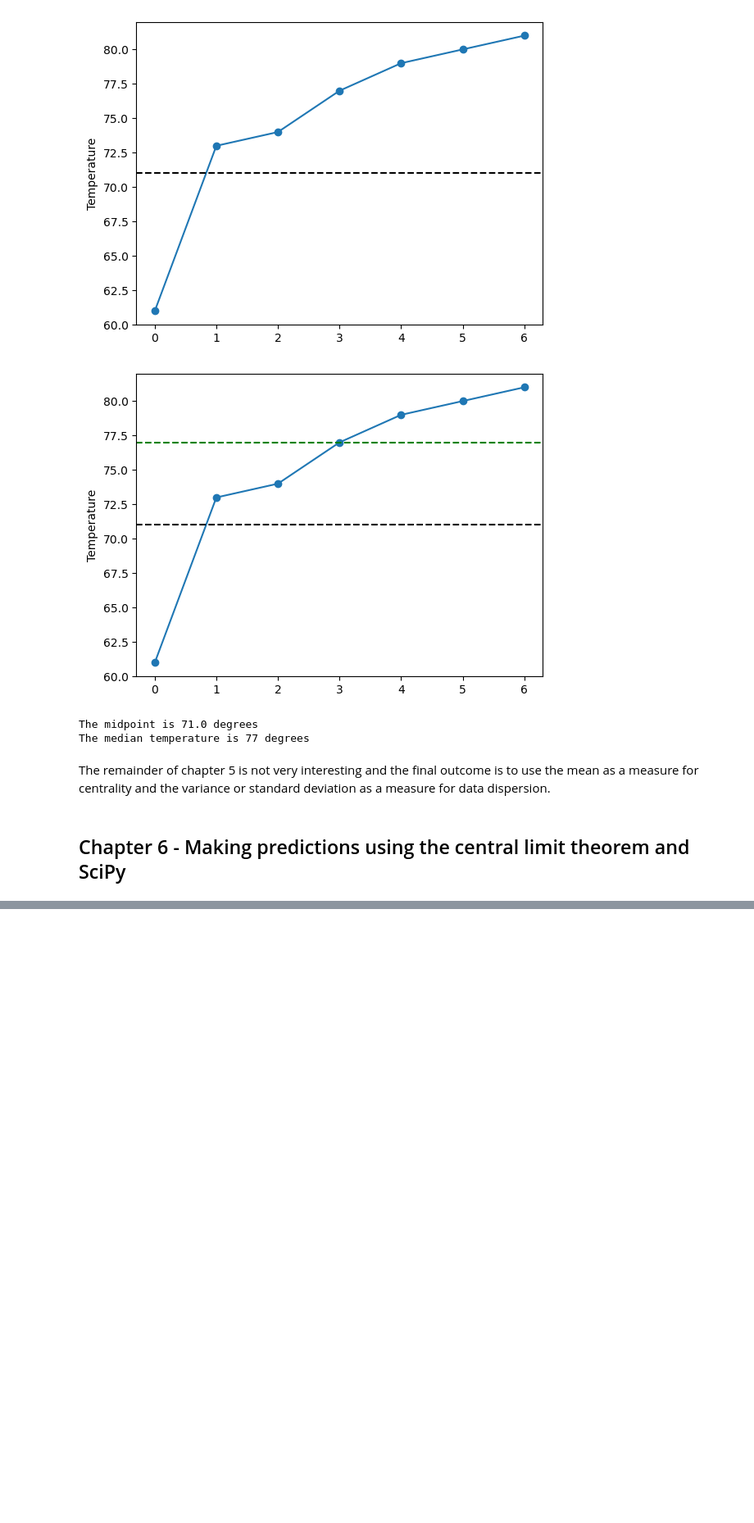
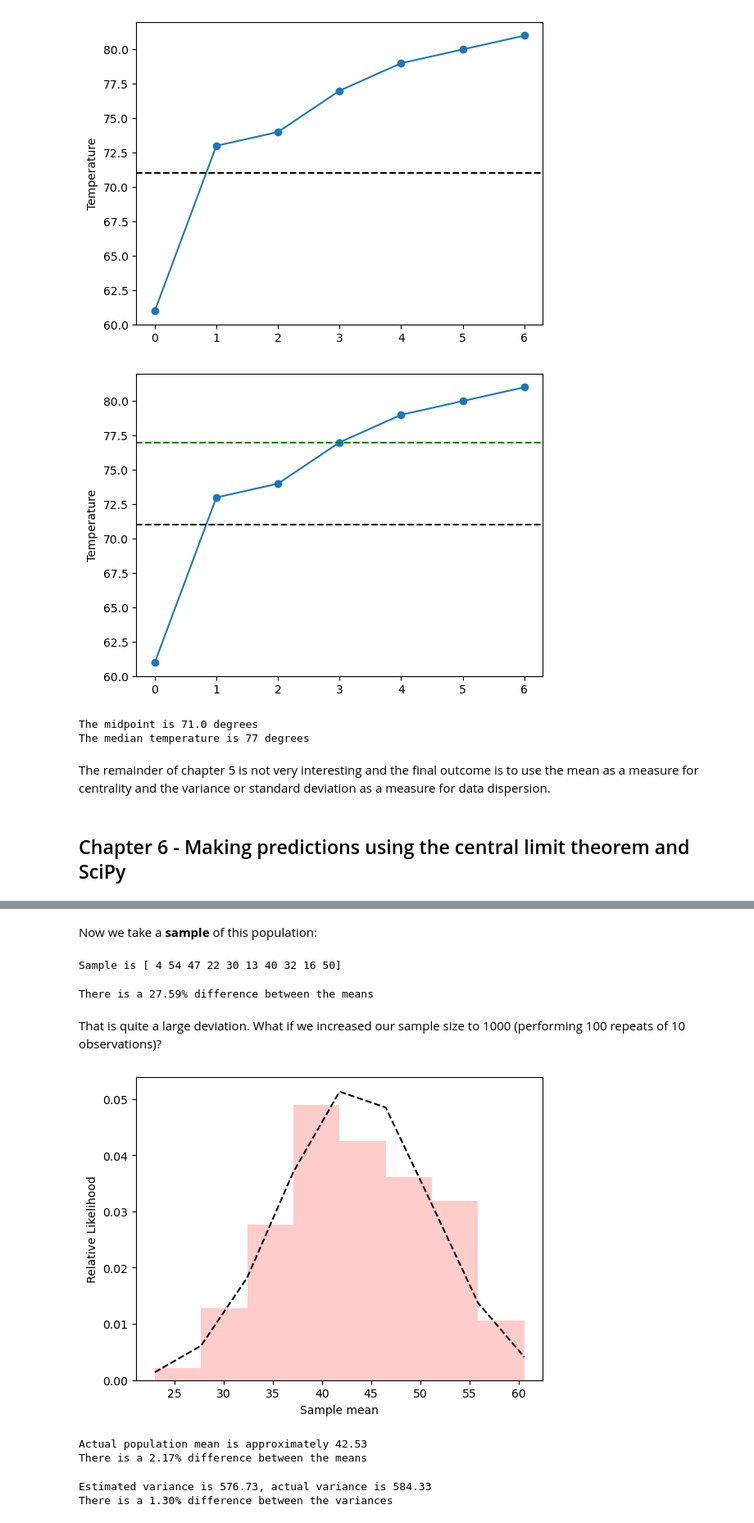
Before and after one commit to mnuman/data-science-bookcamp, a Jupyter notebook: Case Study 2.ipynb, the cells around one changed output, grey strips where cells are left out. Shown: that part at 82% size. Drawn from its saved outputs; the diff is of its cells as text; code cells hidden in the pictures; blank space fills up the shorter version.

```diff
--- a/Case Study 2.ipynb
+++ b/Case Study 2.ipynb
@@ -104,0 +215,51 @@ The remainder of chapter 5 is not very interesting and the final outcome is to u
+# %%
+np.random.seed(0)
+population_ages = np.random.randint(1, 85, size=50_000)
+# %%
+population_mean = population_ages.mean()
+population_variance = population_ages.var()
+# %% [markdown]
+Now we take a **sample** of this population:
+# %%
+np.random.seed(0)
+sample_size = 10
+sample = np.random.choice(population_ages, size=sample_size)
+print(f"Sample is {sample}")
+sample_mean = sample.mean()
+# %% [output]
+Sample is [ 4 54 47 22 30 13 40 32 16 50]
+# %%
+percent_diff = lambda v1,v2: 100*abs(v1-v2)/v2
+percent_diff_means = percent_diff(sample_mean, population_mean)
+print(f"There is a {percent_diff_means:.2f}% difference between the means")
+# %% [output]
+There is a 27.59% difference between the means
+# %% [markdown]
+That is quite a large deviation. What if we increased our sample size to 1000 (performing 100 repeats of 10 observations)?
+# %%
+np.random.seed(0)
+sample_means = [np.random.choice(population_ages, size=sample_size).mean() for _ in range(100)]
+likelihoods, bin_edges, _ = plt.hist(sample_means, bins='auto', alpha=0.2, color='r', density=True)
+mean, std = stats.norm.fit(sample_means)
+normal_likelihoods = stats.norm.pdf(bin_edges, mean, std)
+plt.plot(bin_edges, normal_likelihoods, color='k', linestyle='--')
+plt.xlabel('Sample mean')
+plt.ylabel('Relative Likelihood')
+plt.show()
+print(f"Actual population mean is approximately {population_mean:.2f}")
+percent_diff_means = percent_diff(mean, population_mean)
+print(f"There is a {percent_diff_means:.2f}% difference between the means")
+# %% [output]
+[figure, added]
+Actual population mean is approximately 42.53
+There is a 2.17% difference between the means
+# %%
+normal_variance = std**2
+estimated_variance = sample_size * normal_variance
+
+print(f"Estimated variance is {estimated_variance:.2f}, actual variance is {population_variance:.2f}")
+percent_diff_var = percent_diff(estimated_variance, population_variance)
+print(f"There is a {percent_diff_var:.2f}% difference between the variances")
+# %% [output]
+Estimated variance is 576.73, actual variance is 584.33
+There is a 1.30% difference between the variances
```
Also changed, not shown: parts of 41 cells of this notebook.
